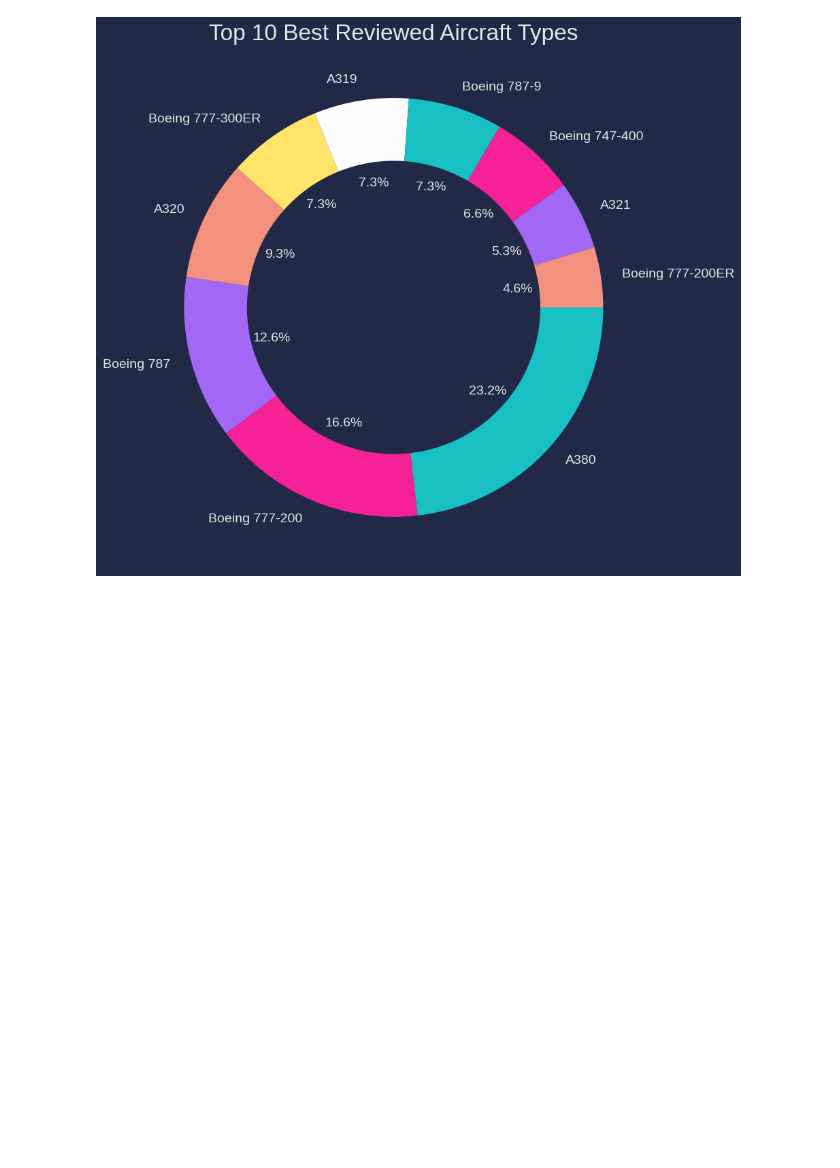
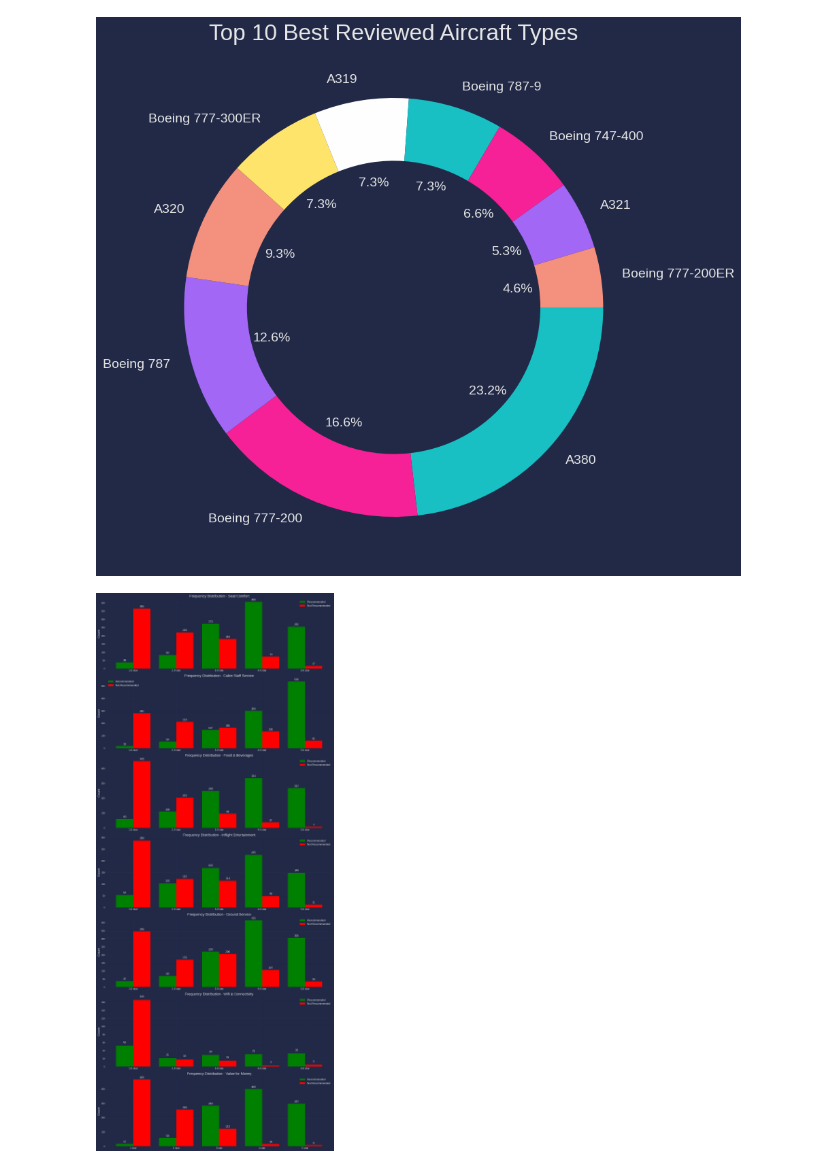
Before and after one commit to FlossyMaze/Airline-Customer-Review-Analysis, a Jupyter notebook: Task1 - WebScraping/Visualize_ReviewData.ipynb, the cells around one changed output. Cells and saved outputs as stored; diff of their text form; code cells hidden in the pictures; blank space fills up the shorter version.

```diff
--- a/Task1 - WebScraping/Visualize_ReviewData.ipynb
+++ b/Task1 - WebScraping/Visualize_ReviewData.ipynb
@@ -202,0 +237,38 @@ plt.show()
+# %%
+# Create subplots dynamically
+fig, axes = plt.subplots(nrows=num_categories, ncols=1, figsize=(15, 5 * num_categories))
+plt.subplots_adjust(hspace=0.5)
+
+# Loop through each rating category
+for i, category in enumerate(rating_categories):
+    # Frequency distribution for both recommended and not recommended
+    recommended_counts = recommended_df[category].value_counts().sort_index()
+    not_recommended_counts = not_recommended_df[category].value_counts().sort_index()
+
+    # Plot for both recommended and not recommended in the same chart
+    ax = axes[i]
+    width = 0.4  # Width of the bars
+    x = np.arange(len(recommended_counts))
+
+    ax.bar(x - width/2, recommended_counts, width=width, color='green', label='Recommended')
+    ax.bar(x + width/2, not_recommended_counts, width=width, color='red', label='Not Recommended')
+
+    ax.set_title(f'Frequency Distribution - {custom_titles[category]}', fontsize=16)
+    ax.set_ylabel('Count', fontsize=14)
+    ax.set_xticks(x)
+    ax.set_xticklabels([f'{star} star' for star in recommended_counts.index.astype(str)], fontsize=12)
+
+    # Display counts of recommended and not recommended
+    for idx, count in enumerate(recommended_counts):
+        ax.text(idx - width/2, count + 5, str(count), ha='center', va='bottom', fontsize=12)
+
+    for idx, count in enumerate(not_recommended_counts):
+        ax.text(idx + width/2, count + 5, str(count), ha='center', va='bottom', fontsize=12)
+
+    ax.legend(fontsize=12)
+
+# Adjust layout
+plt.tight_layout()
+plt.show()
+# %% [output]
+[figure, added]
```
Also changed, not shown: parts of 2 cells of this notebook.
